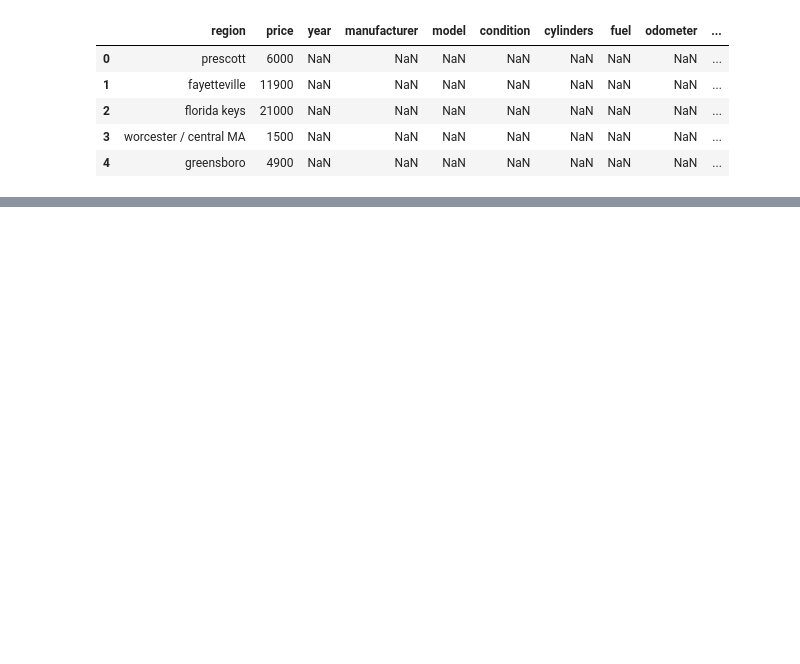
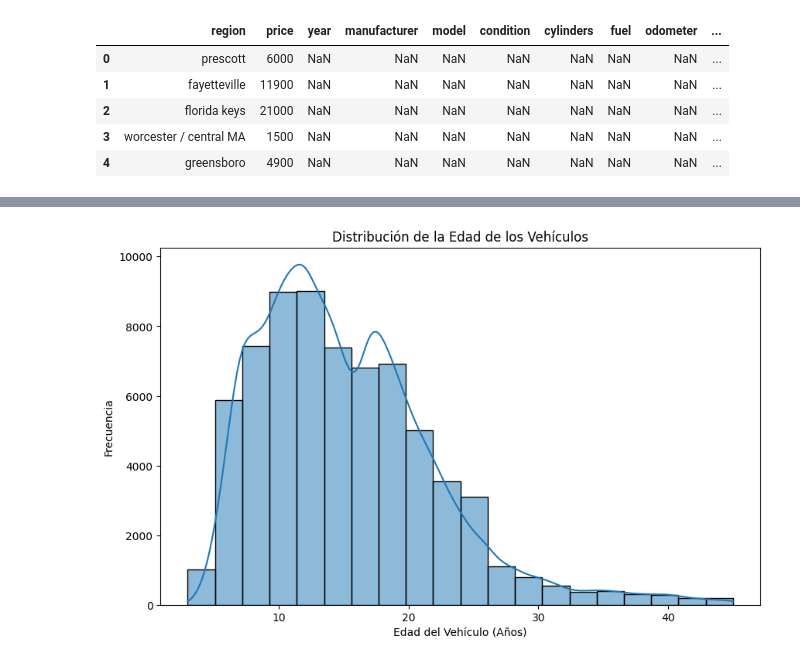
Before and after one commit to jayc888/Prueba_carros_usados_dataset_local, a Jupyter notebook: src/explore.ipynb, the cells around one changed output, grey strips where cells are left out. Cells and saved outputs as stored; diff of their text form; code cells hidden in the pictures; blank space fills up the shorter version.

```diff
--- a/src/explore.ipynb
+++ b/src/explore.ipynb
@@ -383,0 +321,6 @@ Passing `palette` without assigning `hue` is deprecated and will be removed in v
+# %%
+df_filtrado2 = df_filtrado[df_filtrado['year'] >= 1980].copy() #eliminamos carros muy viejos, menos de 1980
+# Paso 2: Creación del feature 'age'
+ANO_ACTUAL = 2025
+df_filtrado2['age'] = ANO_ACTUAL - df_filtrado2['year']
+df_filtrado2.info()
@@ -383,0 +358,9 @@ Passing `palette` without assigning `hue` is deprecated and will be removed in v
+# %%
+plt.figure(figsize=(10, 6))
+sns.histplot(df_filtrado2['age'], kde=True, bins=20)
+plt.title('Distribución de la Edad de los Vehículos')
+plt.xlabel('Edad del Vehículo (Años)')
+plt.ylabel('Frecuencia')
+plt.show()
+# %% [output]
+[figure, added]
```
Also changed, not shown: parts of 66 cells of this notebook, 1 other file.
